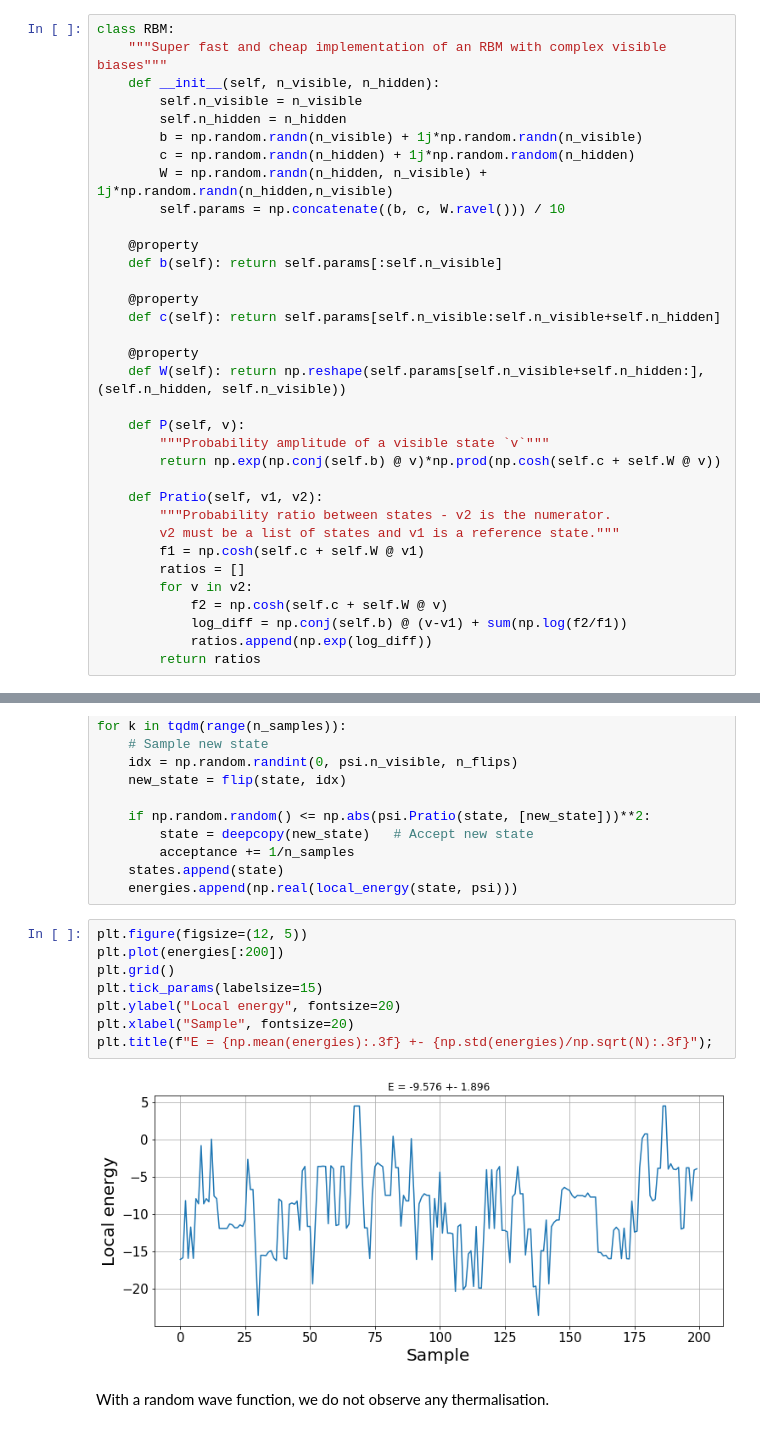
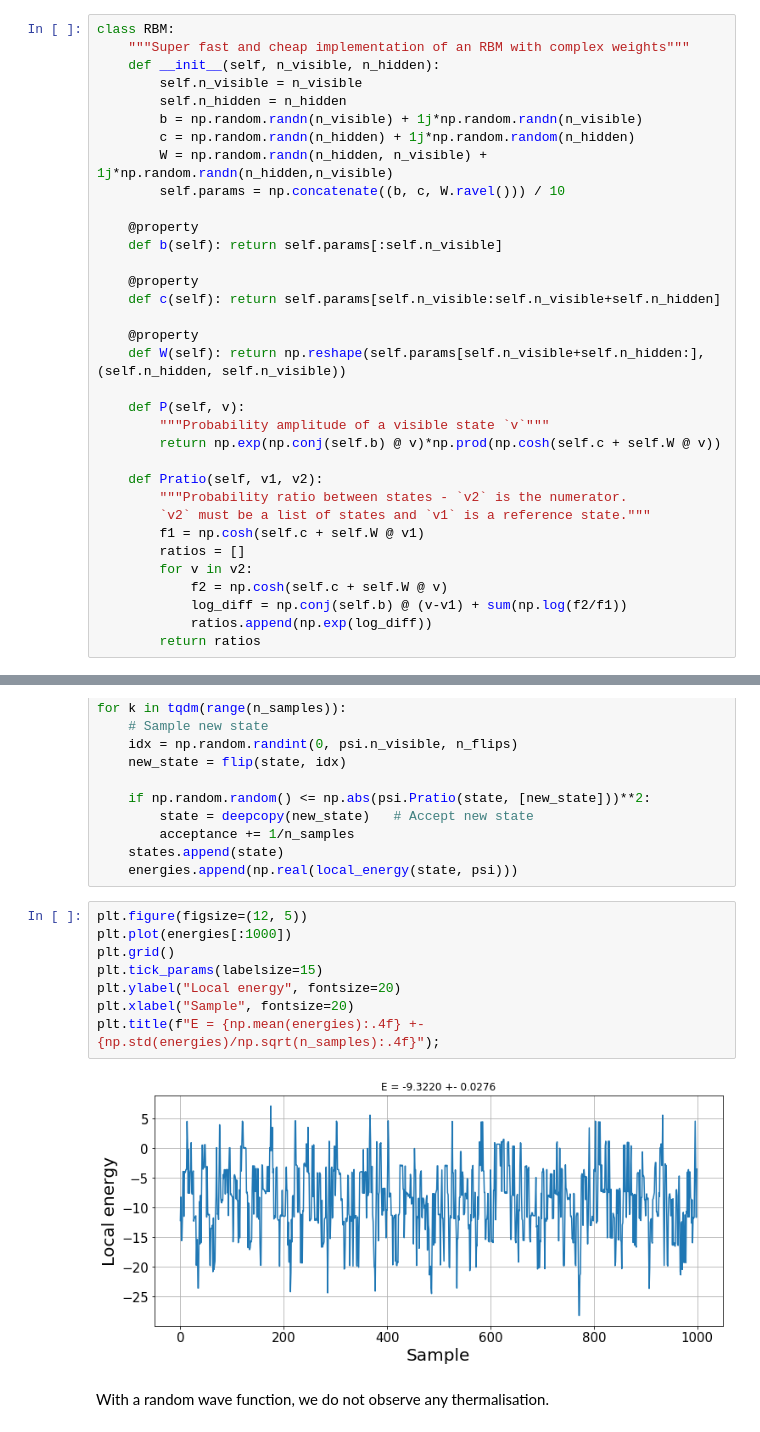
Before and after one commit to BorjaRequena/VMC_introduction, a Jupyter notebook: QMC_introduction.ipynb, the cells around one changed output, grey strips where cells are left out. Cells and saved outputs as stored; diff of their text form.

```diff
--- a/QMC_introduction.ipynb
+++ b/QMC_introduction.ipynb
@@ -57,7 +57,7 @@ With this, we have the tools to compute the expectation value of an observable o
 We only need to choose a wave function ansatz. We will take the Restricted Boltzmann Machine (RBM) ansatz of the form $$\Psi(x) = e^{b^Tx}\prod_{i=1}^{n_h}2\cosh(c_i + W_{i\cdot}x),$$ where $b, c, W$ are the visible biases, hidden biases and weight matrix, respectively, and $n_h$ denotes the number of hidden units.
 # %%
 class RBM:
-    """Super fast and cheap implementation of an RBM with complex visible biases"""
+    """Super fast and cheap implementation of an RBM with complex weights"""
     def __init__(self, n_visible, n_hidden):
         self.n_visible = n_visible
         self.n_hidden = n_hidden
@@ -80,8 +80,8 @@ class RBM:
         return np.exp(np.conj(self.b) @ v)*np.prod(np.cosh(self.c + self.W @ v))
 
     def Pratio(self, v1, v2):
-        """Probability ratio between states - v2 is the numerator.
-        v2 must be a list of states and v1 is a reference state."""
+        """Probability ratio between states - `v2` is the numerator.
+        `v2` must be a list of states and `v1` is a reference state."""
         f1 = np.cosh(self.c + self.W @ v1)
         ratios = []
         for v in v2:
@@ -135,14 +136,14 @@ for k in tqdm(range(n_samples)):
     energies.append(np.real(local_energy(state, psi)))
 # %%
 plt.figure(figsize=(12, 5))
-plt.plot(energies[:200])
+plt.plot(energies[:1000])
 plt.grid()
 plt.tick_params(labelsize=15)
 plt.ylabel("Local energy", fontsize=20)
 plt.xlabel("Sample", fontsize=20)
-plt.title(f"E = {np.mean(energies):.3f} +- {np.std(energies)/np.sqrt(N):.3f}");
+plt.title(f"E = {np.mean(energies):.4f} +- {np.std(energies)/np.sqrt(n_samples):.4f}");
 # %% [output]
-[figure, old version]
+[figure, new version]
 # %% [markdown]
 With a random wave function, we do not observe any thermalisation.
 # %% [markdown]
```
Also changed, not shown: parts of 33 cells of this notebook.
